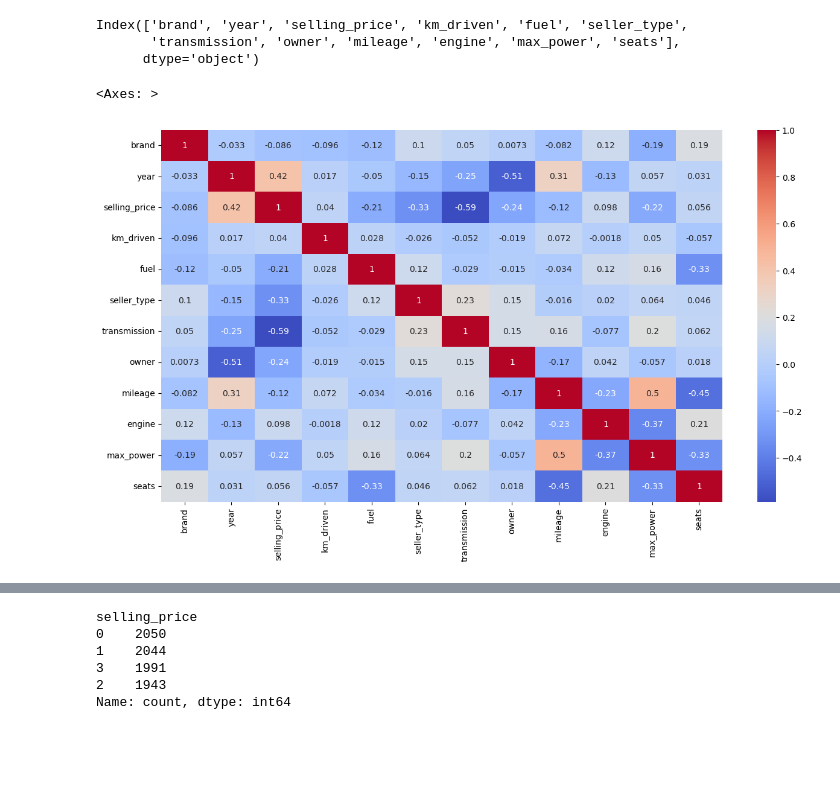
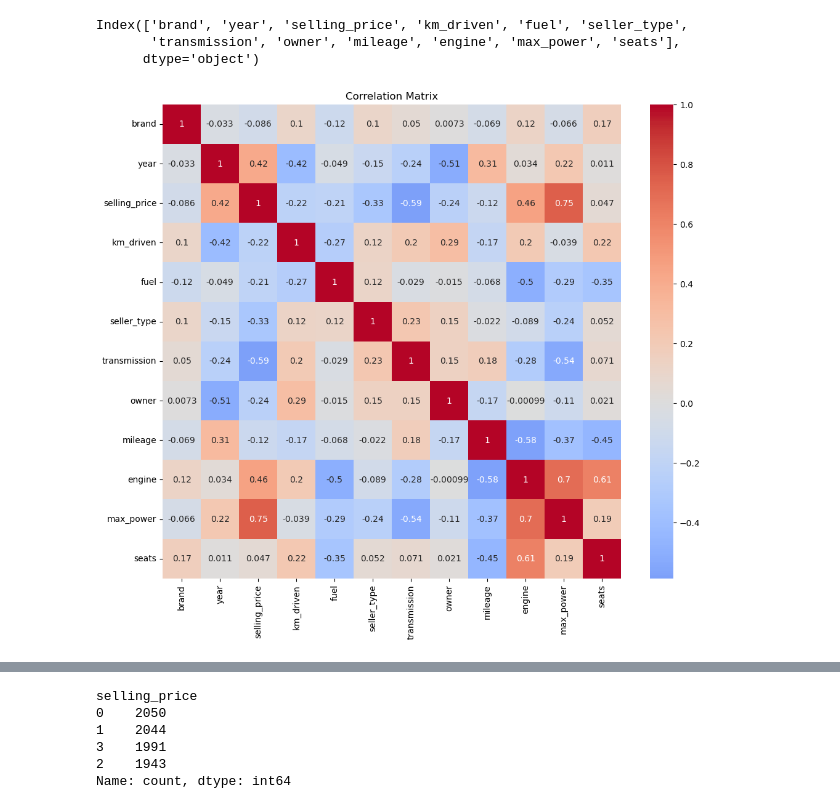
Before and after one commit to aashutosh-raut/A3, a Jupyter notebook: aashutosh_A3.ipynb, the cells around one changed output, grey strips where cells are left out. Saved outputs shown, nothing was run; the diff lists cells and outputs as text; code cells hidden in the pictures; blank space fills up the shorter version.

```diff
--- a/aashutosh_A3.ipynb
+++ b/aashutosh_A3.ipynb
@@ -507,20 +508,7 @@ Index(['brand', 'year', 'selling_price', 'km_driven', 'fuel', 'seller_type',
        'transmission', 'owner', 'mileage', 'engine', 'max_power', 'seats'],
       dtype='object')
 # %%
-from sklearn.preprocessing import LabelEncoder
 
-# Dictionary to hold encoders
-label_encoders = {}
-
-categorical_cols = [
-   'brand', 'year', 'km_driven', 'fuel', 'seller_type',
-       'transmission', 'owner', 'mileage', 'engine', 'max_power', 'seats'
-    ]
-
-for col in categorical_cols:
-    le = LabelEncoder()
-    df[col] = le.fit_transform(df[col].astype(str))
-    label_encoders[col] = le
 
 # le = LabelEncoder()
 # df["fuel"] = le.fit_transform(df["fuel"])
@@ -580,11 +568,29 @@ for col in categorical_cols:
 
 # df["owner"].unique()
 # %%
-plt.figure(figsize = (15,8))
-sns.heatmap(df.corr(), annot=True, cmap="coolwarm") # plotting the corelation matrix
+# Correlation analysis
+from sklearn.preprocessing import LabelEncoder
+# Create a copy for correlation analysis
+corr_data = df.copy()
+
+# Encode categorical variables
+cat_cols = corr_data.select_dtypes(exclude='number').columns
+le_dict = {}
+for col in cat_cols:
+    le = LabelEncoder()
+    corr_data[col] = le.fit_transform(corr_data[col].astype(str))
+    le_dict[col] = le
+
+# Calculate correlation matrix
+corr_matrix = corr_data.corr()
+
+# Plot correlation heatmap
+plt.figure(figsize=(12, 10))
+sns.heatmap(corr_matrix, annot=True, cmap='coolwarm', center=0)
+plt.title("Correlation Matrix")
+plt.show()
 # %% [output]
-<Axes: >
-[figure, old version]
+[figure, new version]
 # %%
 # df = df.drop(columns=['owner'])
 # df # dropping the columns year, transmission and owners brand', 'year', 'selling_price', 'km_driven', 'fuel', 'seller_type',
```
Also changed, not shown: parts of 28 cells of this notebook, 8 other files.
